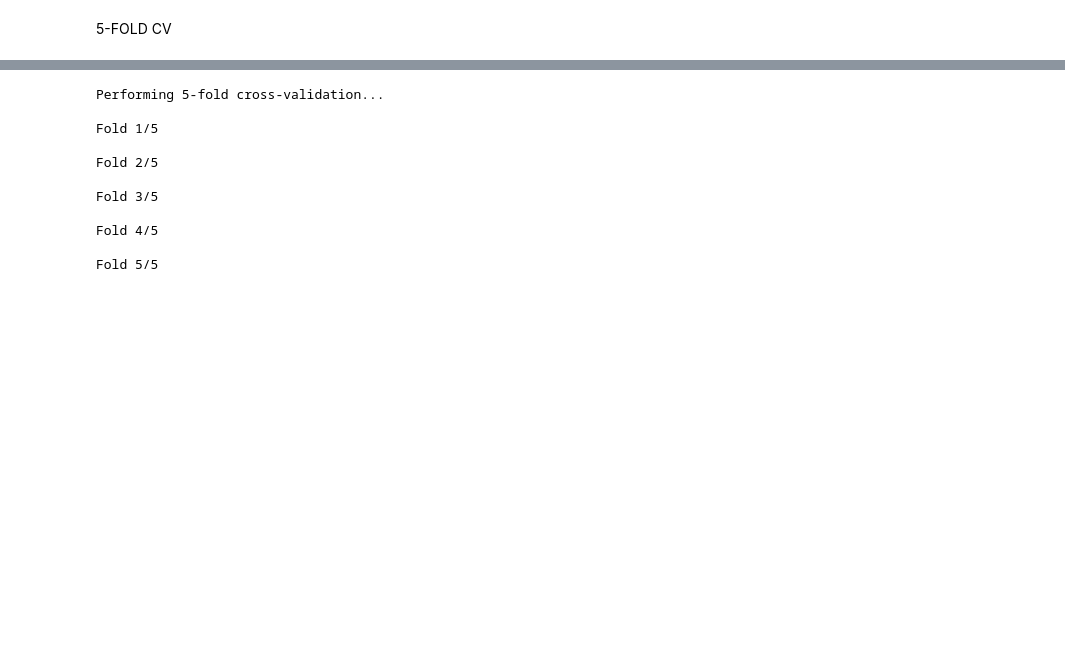
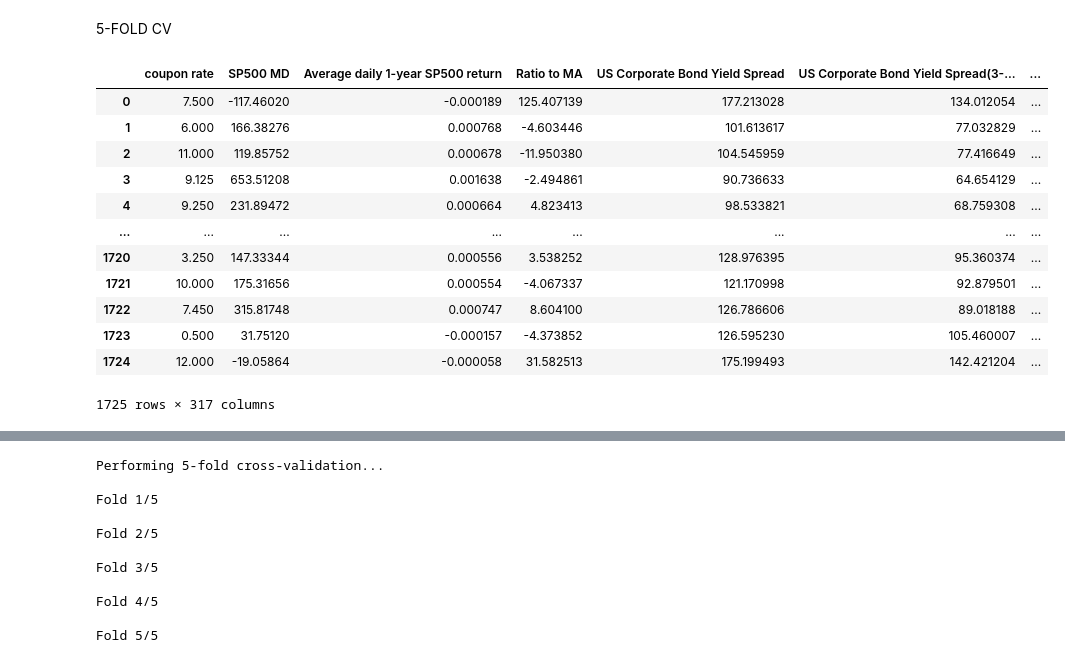
Before and after one commit to hoanguyen94/Recovery-rate-prediction, a Jupyter notebook: src/exact_gaussian_process.ipynb, the cells around one changed output, grey strips where cells are left out. Cells and saved outputs as stored; diff of their text form; code cells hidden in the pictures; blank space fills up the shorter version.

```diff
--- a/src/exact_gaussian_process.ipynb
+++ b/src/exact_gaussian_process.ipynb
@@ -418,3 +419,20 @@ Creating SHAP explainer...
 NameError: name 'shap' is not defined
 # %% [markdown]
 5-FOLD CV
+# %%
+features = pd.concat([train_features, test_features], axis=0, ignore_index=True)
+features
+# %% [output]
+|  | coupon rate | SP500 MD | Average daily 1-year SP500 return | Ratio to MA | US Corporate Bond Yield Spread | US Corporate Bond Yield Spread(3-... | ... |
+| 0 | 7.500 | -117.46020 | -0.000189 | 125.407139 | 177.213028 | 134.012054 | ... |
+| 1 | 6.000 | 166.38276 | 0.000768 | -4.603446 | 101.613617 | 77.032829 | ... |
+| 2 | 11.000 | 119.85752 | 0.000678 | -11.950380 | 104.545959 | 77.416649 | ... |
+| 3 | 9.125 | 653.51208 | 0.001638 | -2.494861 | 90.736633 | 64.654129 | ... |
+| 4 | 9.250 | 231.89472 | 0.000664 | 4.823413 | 98.533821 | 68.759308 | ... |
+| ... | ... | ... | ... | ... | ... | ... | ... |
+| 1720 | 3.250 | 147.33344 | 0.000556 | 3.538252 | 128.976395 | 95.360374 | ... |
+| 1721 | 10.000 | 175.31656 | 0.000554 | -4.067337 | 121.170998 | 92.879501 | ... |
+| 1722 | 7.450 | 315.81748 | 0.000747 | 8.604100 | 126.786606 | 89.018188 | ... |
+| 1723 | 0.500 | 31.75120 | -0.000157 | -4.373852 | 126.595230 | 105.460007 | ... |
+| 1724 | 12.000 | -19.05864 | -0.000058 | 31.582513 | 175.199493 | 142.421204 | ... |
+1725 rows × 317 columns
```
Also changed, not shown: parts of 9 cells of this notebook, 28 other files.
